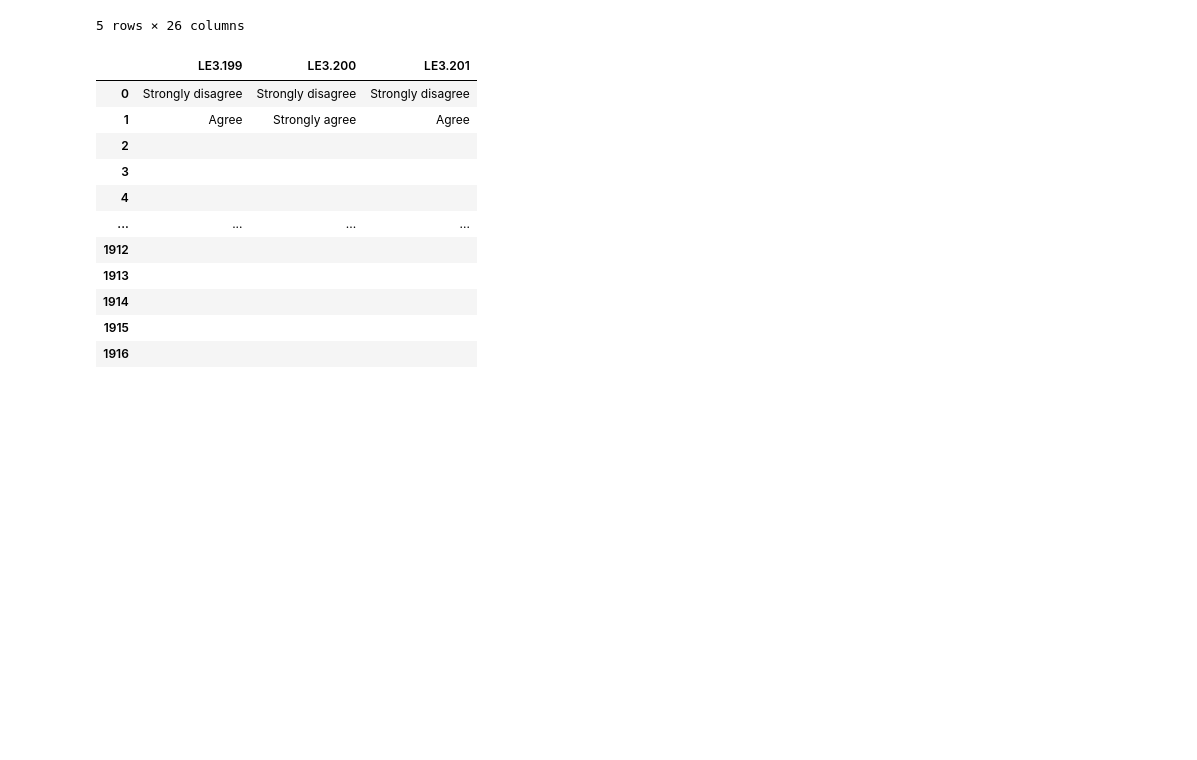
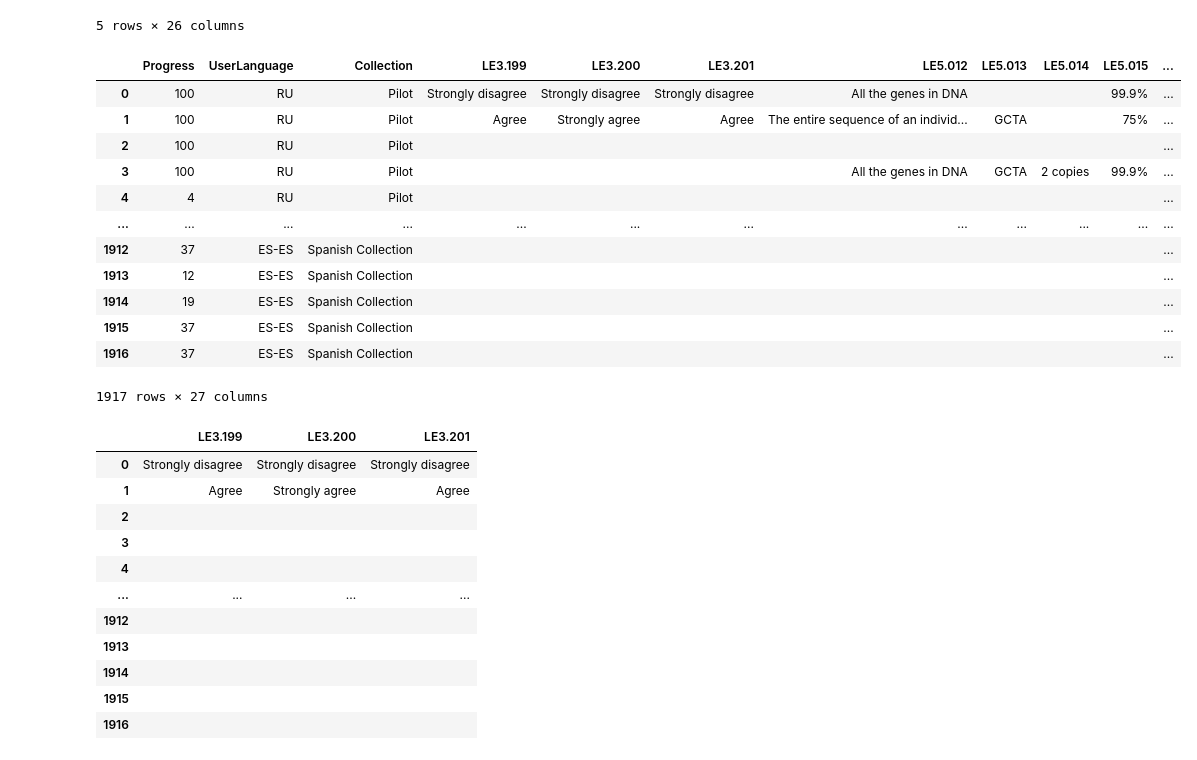
Before and after one commit to rimshahsabir1/zero_rimshah_assignment, a Jupyter notebook: Assign_5.ipynb, the cells around one changed output. Drawn from its saved outputs; the diff is of its cells as text; code cells hidden in the pictures; blank space fills up the shorter version.

```diff
--- a/Assign_5.ipynb
+++ b/Assign_5.ipynb
@@ -16,6 +16,21 @@ df.head(5)
 5 rows × 26 columns
 # %%
 df['count'] = 1
+df
+# %% [output]
+|  | Progress | UserLanguage | Collection | LE3.199 | LE3.200 | LE3.201 | LE5.012 | LE5.013 | LE5.014 | LE5.015 | ... |
+| 0 | 100 | RU | Pilot | Strongly disagree | Strongly disagree | Strongly disagree | All the genes in DNA |  |  | 99.9% | ... |
+| 1 | 100 | RU | Pilot | Agree | Strongly agree | Agree | The entire sequence of an individ... | GCTA |  | 75% | ... |
+| 2 | 100 | RU | Pilot |  |  |  |  |  |  |  | ... |
+| 3 | 100 | RU | Pilot |  |  |  | All the genes in DNA | GCTA | 2 copies | 99.9% | ... |
+| 4 | 4 | RU | Pilot |  |  |  |  |  |  |  | ... |
+| ... | ... | ... | ... | ... | ... | ... | ... | ... | ... | ... | ... |
+| 1912 | 37 | ES-ES | Spanish Collection |  |  |  |  |  |  |  | ... |
+| 1913 | 12 | ES-ES | Spanish Collection |  |  |  |  |  |  |  | ... |
+| 1914 | 19 | ES-ES | Spanish Collection |  |  |  |  |  |  |  | ... |
+| 1915 | 37 | ES-ES | Spanish Collection |  |  |  |  |  |  |  | ... |
+| 1916 | 37 | ES-ES | Spanish Collection |  |  |  |  |  |  |  | ... |
+1917 rows × 27 columns
 # %%
 # LE3.199	LE3.200	LE3.201, let's plot these variables
 df_1 = df[['LE3.199','LE3.200','LE3.201']].copy()
```
Also changed, not shown: parts of 6 cells of this notebook, 1 other file.
